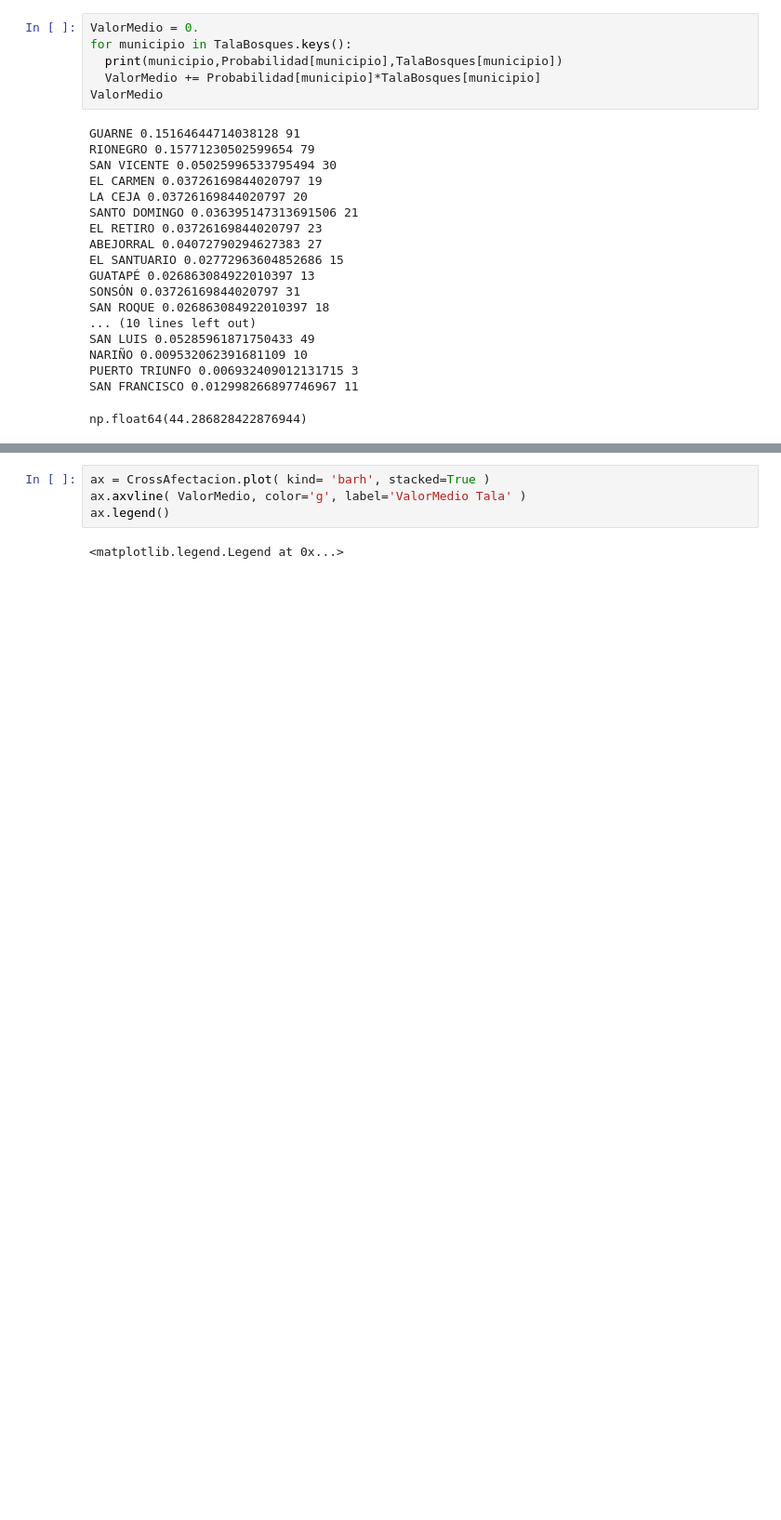
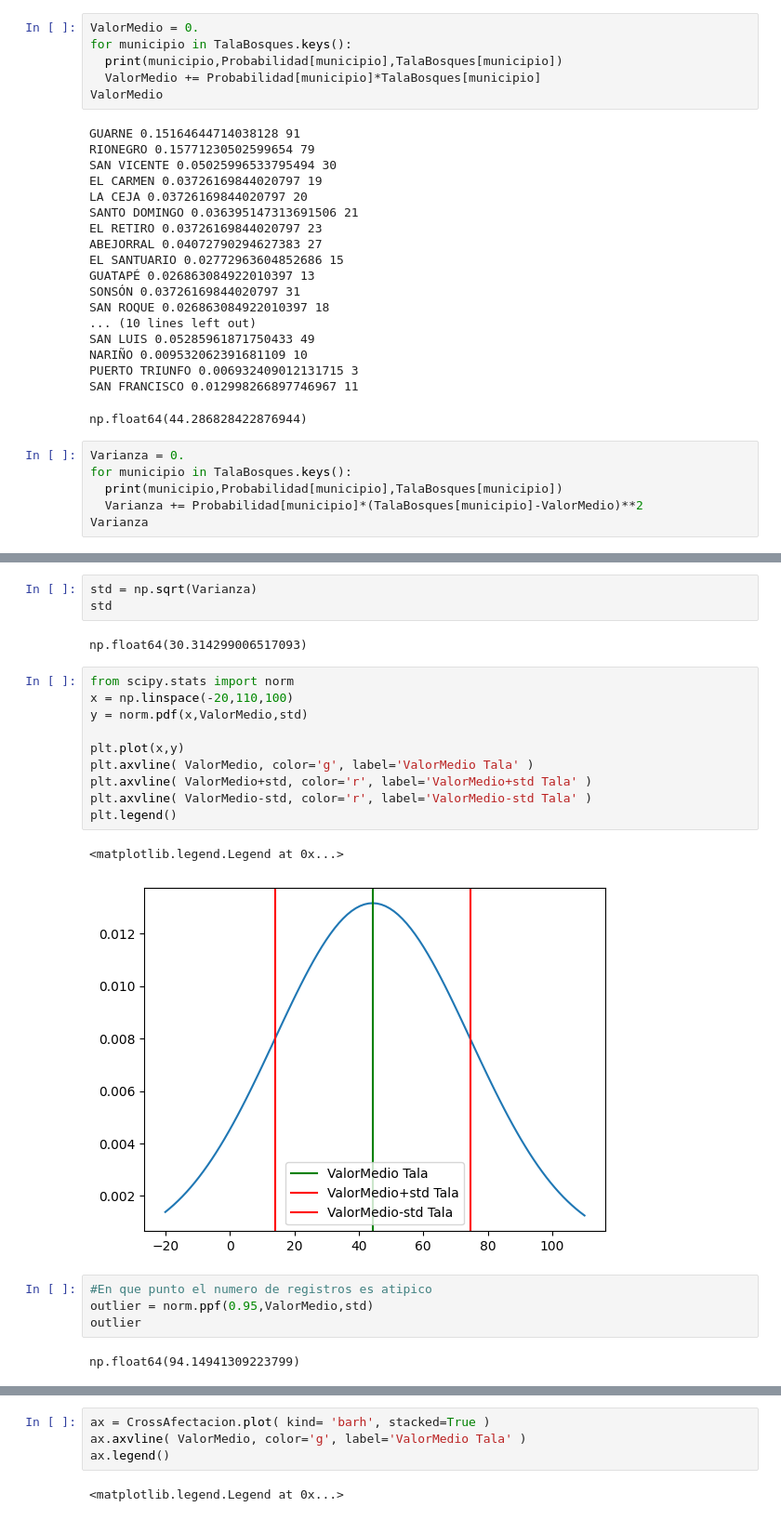
Before and after one commit to asegura4488/CienciaDatos, a Jupyter notebook: Semana4/QuejasAmbientales.ipynb, the cells around one changed output, grey strips where cells are left out. Shown at 93% size. Cells and saved outputs as stored; diff of their text form; blank space fills up the shorter version.

```diff
--- a/Semana4/QuejasAmbientales.ipynb
+++ b/Semana4/QuejasAmbientales.ipynb
@@ -224,3 +224,9 @@ NARIÑO 0.009532062391681109 10
 PUERTO TRIUNFO 0.006932409012131715 3
 SAN FRANCISCO 0.012998266897746967 11
 np.float64(44.286828422876944)
+# %%
+Varianza = 0.
+for municipio in TalaBosques.keys():
+  print(municipio,Probabilidad[municipio],TalaBosques[municipio])
+  Varianza += Probabilidad[municipio]*(TalaBosques[municipio]-ValorMedio)**2
+Varianza
@@ -226,0 +252,24 @@ np.float64(44.286828422876944)
+# %%
+std = np.sqrt(Varianza)
+std
+# %% [output]
+np.float64(30.314299006517093)
+# %%
+from scipy.stats import norm
+x = np.linspace(-20,110,100)
+y = norm.pdf(x,ValorMedio,std)
+
+plt.plot(x,y)
+plt.axvline( ValorMedio, color='g', label='ValorMedio Tala' )
+plt.axvline( ValorMedio+std, color='r', label='ValorMedio+std Tala' )
+plt.axvline( ValorMedio-std, color='r', label='ValorMedio-std Tala' )
+plt.legend()
+# %% [output]
+<matplotlib.legend.Legend at 0x...>
+[figure, added]
+# %%
+#En que punto el numero de registros es atipico
+outlier = norm.ppf(0.95,ValorMedio,std)
+outlier
+# %% [output]
+np.float64(94.14941309223799)
```
Also changed, not shown: parts of 4 cells of this notebook.
